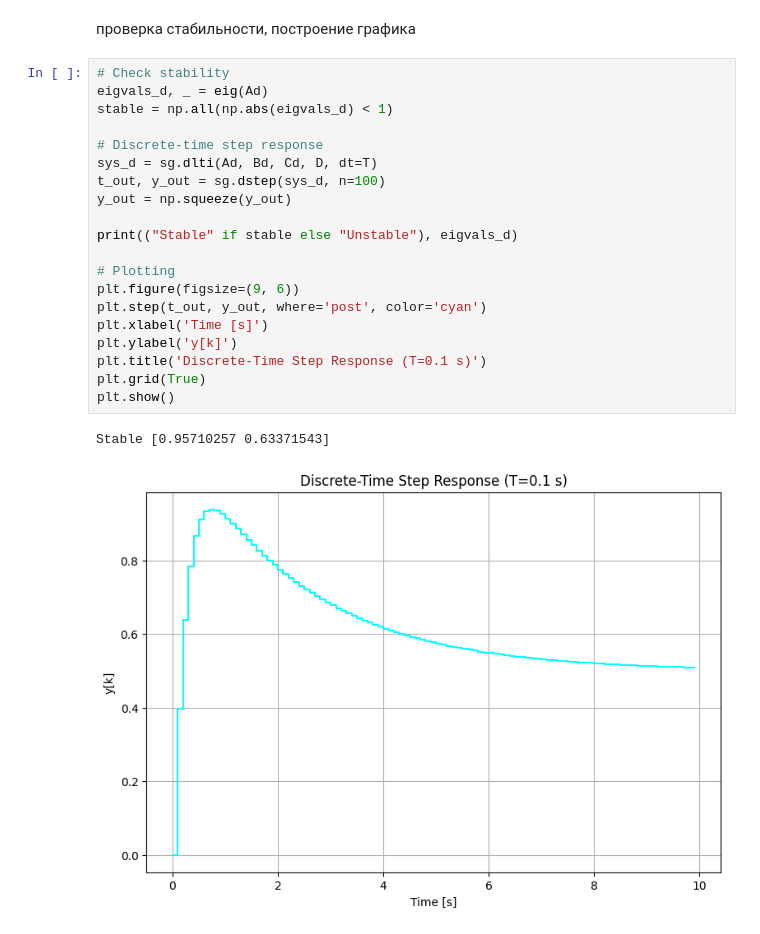
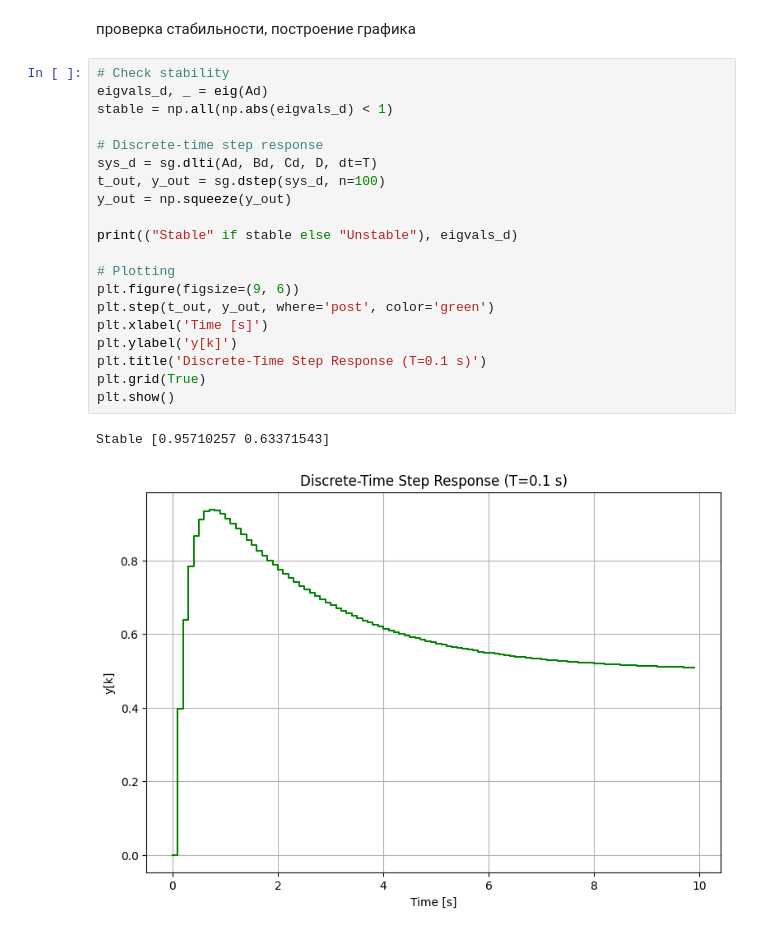
Before and after one commit to Vad1mChK/LabsSystemTheory, a Jupyter notebook: lab5/lab5.ipynb, the cells around one changed output. Drawn from its saved outputs; the diff is of its cells as text.

```diff
--- a/lab5/lab5.ipynb
+++ b/lab5/lab5.ipynb
@@ -232,23 +232,23 @@ Cd =  [[1 5]]
 # %%
 # Check stability
 eigvals_d, _ = eig(Ad)
 stable = np.all(np.abs(eigvals_d) < 1)
 
 # Discrete-time step response
 sys_d = sg.dlti(Ad, Bd, Cd, D, dt=T)
 t_out, y_out = sg.dstep(sys_d, n=100)
 y_out = np.squeeze(y_out)
 
 print(("Stable" if stable else "Unstable"), eigvals_d)
 
 # Plotting
 plt.figure(figsize=(9, 6))
-plt.step(t_out, y_out, where='post', color='cyan')
+plt.step(t_out, y_out, where='post', color='green')
 plt.xlabel('Time [s]')
 plt.ylabel('y[k]')
 plt.title('Discrete-Time Step Response (T=0.1 s)')
 plt.grid(True)
 plt.show()
 # %% [output]
 Stable [0.95710257 0.63371543]
-[figure, old version]
+[figure, new version]
```
